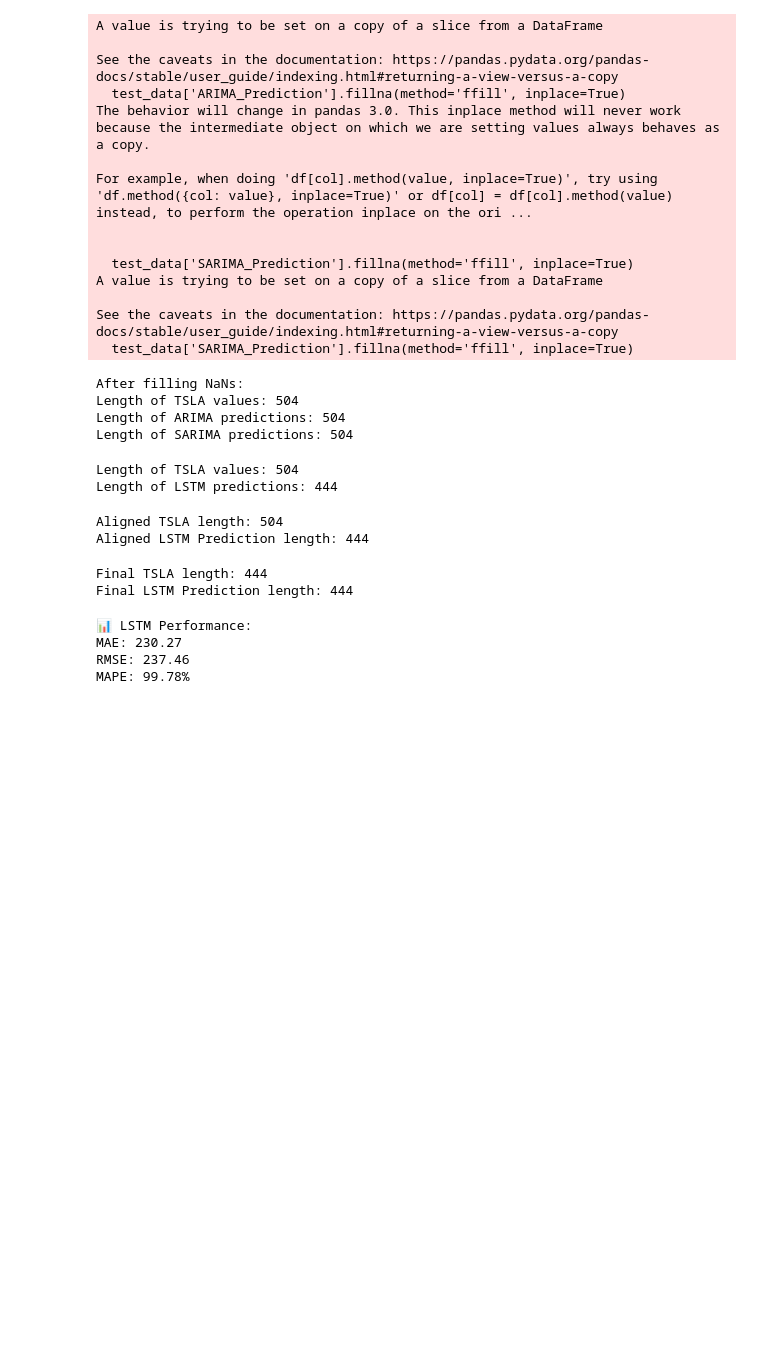
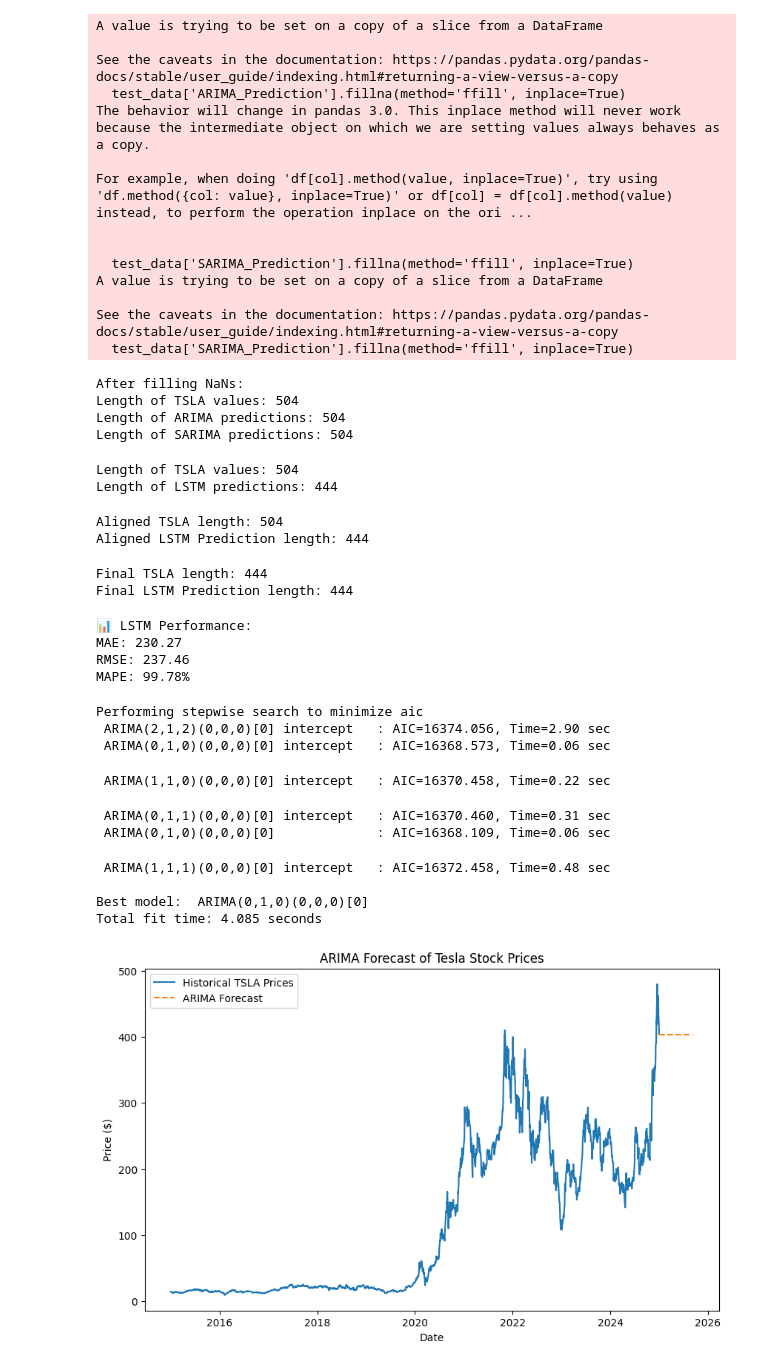
Before and after one commit to hasankere/Week11_project, a Jupyter notebook: notebooks/GMF.ipynb, the cells around one changed output. Saved outputs shown, nothing was run; the diff lists cells and outputs as text; code cells hidden in the pictures; blank space fills up the shorter version.

```diff
--- a/notebooks/GMF.ipynb
+++ b/notebooks/GMF.ipynb
@@ -659,3 +659,37 @@ evaluate_model(test_data['TSLA'], predicted_stock_price, "LSTM")
 MAE: 230.27
 RMSE: 237.46
 MAPE: 99.78%
+# %%
+# Forecasting 6-12 months ahead (e.g., 180 days)
+forecast_period = 180
+# %%
+# Fit the ARIMA model on the entire data
+arima_model = auto_arima(data['TSLA'], seasonal=False, trace=True, suppress_warnings=True)
+
+# Generate future predictions using the ARIMA model
+arima_forecast = arima_model.predict(n_periods=forecast_period)
+
+# Create a future date range for plotting
+future_dates = pd.date_range(start=data.index[-1], periods=forecast_period + 1, freq='B')[1:]
+
+# Plot ARIMA forecast
+plt.figure(figsize=(10, 6))
+plt.plot(data['TSLA'], label='Historical TSLA Prices')
+plt.plot(future_dates, arima_forecast, label='ARIMA Forecast', linestyle='--')
+plt.title('ARIMA Forecast of Tesla Stock Prices')
+plt.xlabel('Date')
+plt.ylabel('Price ($)')
+plt.legend()
+plt.show()
+# %% [output]
+Performing stepwise search to minimize aic
+ ARIMA(2,1,2)(0,0,0)[0] intercept   : AIC=16374.056, Time=2.90 sec
+ ARIMA(0,1,0)(0,0,0)[0] intercept   : AIC=16368.573, Time=0.06 sec
+ ARIMA(1,1,0)(0,0,0)[0] intercept   : AIC=16370.458, Time=0.22 sec
+ ARIMA(0,1,1)(0,0,0)[0] intercept   : AIC=16370.460, Time=0.31 sec
+ ARIMA(0,1,0)(0,0,0)[0]             : AIC=16368.109, Time=0.06 sec
+ ARIMA(1,1,1)(0,0,0)[0] intercept   : AIC=16372.458, Time=0.48 sec
+
+Best model:  ARIMA(0,1,0)(0,0,0)[0]
+Total fit time: 4.085 seconds
+[figure, added]
```
Also changed, not shown: parts of 5 cells of this notebook.
